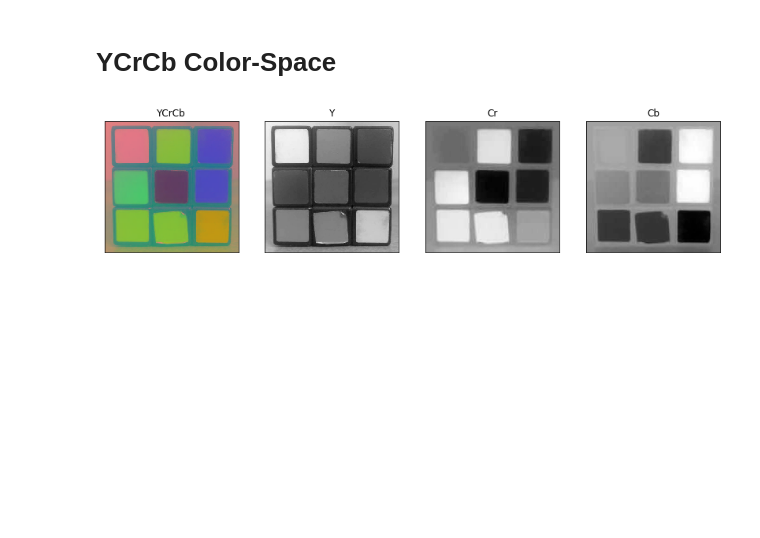
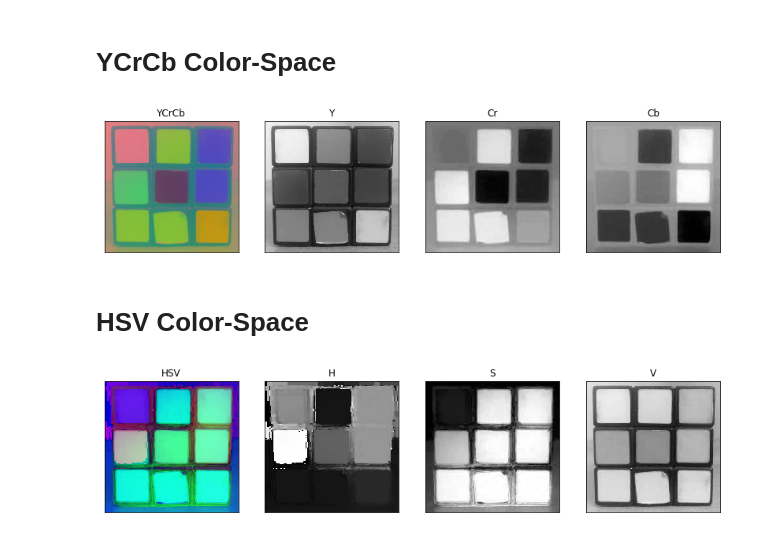
Before and after one commit to Sagalo04/Color-Space, a Jupyter notebook: COLOR.ipynb, the cells around one changed output. Drawn from its saved outputs; the diff is of its cells as text; code cells hidden in the pictures; blank space fills up the shorter version.

```diff
--- a/COLOR.ipynb
+++ b/COLOR.ipynb
@@ -101,3 +99,12 @@ Y,Cr,Cb = cv2.split(img_YCrCb)
 display4(img_YCrCb,Y,Cr,Cb,"YCrCb","Y","Cr","Cb")
 # %% [output]
 [figure]
+# %% [markdown]
+# **HSV Color-Space**
+# %%
+img_HSV=cv2.cvtColor(img_BGR,cv2.COLOR_BGR2HSV)
+H,S,V = cv2.split(img_HSV)
+
+display4(img_HSV,H,S,V,"HSV","H","S","V")
+# %% [output]
+[figure, added]
```
Also changed, not shown: parts of 1 cell of this notebook.
